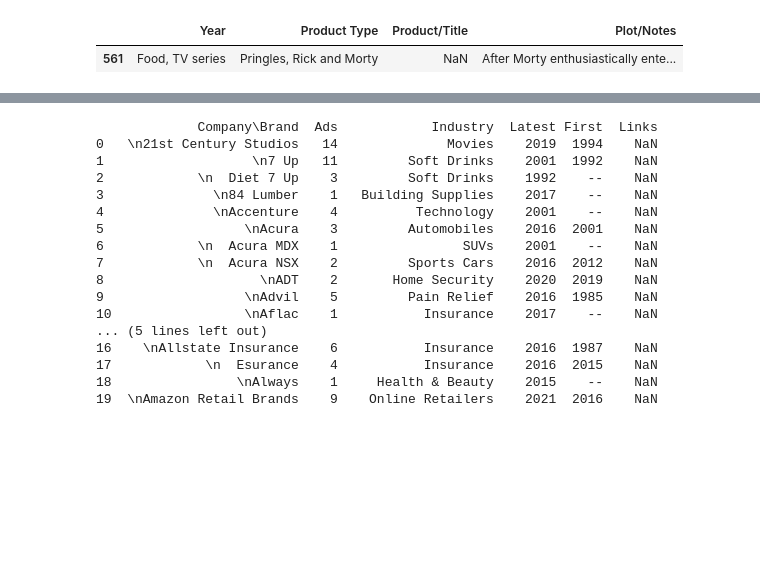
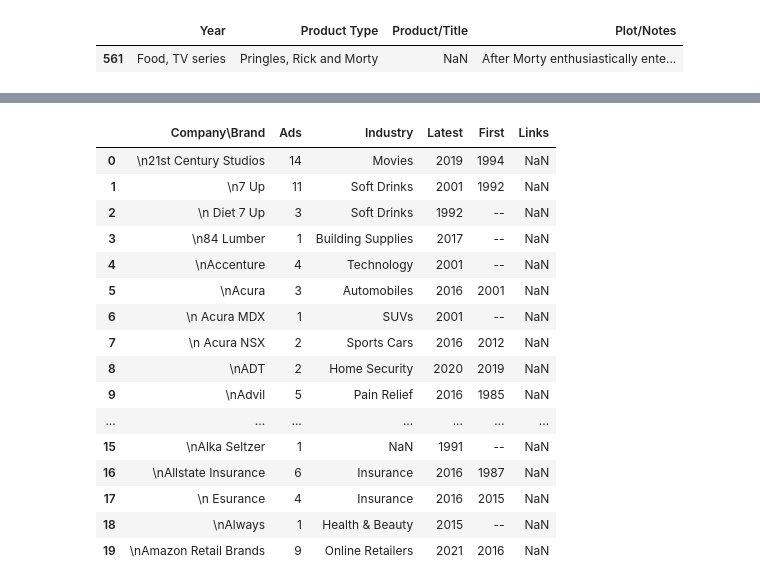
Before and after one commit to mikedshadow/Capstone-2, a Jupyter notebook: Notebooks/Capstone-2-Data-Wrangling.ipynb, the cells around one changed output, grey strips where cells are left out. Drawn from its saved outputs; the diff is of its cells as text; code cells hidden in the pictures; blank space fills up the shorter version.

```diff
--- a/Notebooks/Capstone-2-Data-Wrangling.ipynb
+++ b/Notebooks/Capstone-2-Data-Wrangling.ipynb
@@ -132,22 +547,22 @@ df4.head()
 # %%
 df5 = pd.read_csv('..\\Data\\advertisers.txt', sep='\t', lineterminator='\r')
 # Text file scraped from http://superadsdb.com/advertisers
-print(df5.head(20))
+df5.head(20)
 # %% [output]
-             Company\Brand  Ads            Industry  Latest First  Links
-0   \n21st Century Studios   14              Movies    2019  1994    NaN
-1                   \n7 Up   11         Soft Drinks    2001  1992    NaN
-2            \n  Diet 7 Up    3         Soft Drinks    1992    --    NaN
-3              \n84 Lumber    1   Building Supplies    2017    --    NaN
-4              \nAccenture    4          Technology    2001    --    NaN
-5                  \nAcura    3         Automobiles    2016  2001    NaN
-6            \n  Acura MDX    1                SUVs    2001    --    NaN
-7            \n  Acura NSX    2         Sports Cars    2016  2012    NaN
-8                    \nADT    2       Home Security    2020  2019    NaN
-9                  \nAdvil    5         Pain Relief    2016  1985    NaN
-10                 \nAflac    1           Insurance    2017    --    NaN
-... (5 lines left out)
-16    \nAllstate Insurance    6           Insurance    2016  1987    NaN
-17            \n  Esurance    4           Insurance    2016  2015    NaN
-18                \nAlways    1     Health & Beauty    2015    --    NaN
-19  \nAmazon Retail Brands    9    Online Retailers    2021  2016    NaN
+|  | Company\Brand | Ads | Industry | Latest | First | Links |
+| 0 | \n21st Century Studios | 14 | Movies | 2019 | 1994 | NaN |
+| 1 | \n7 Up | 11 | Soft Drinks | 2001 | 1992 | NaN |
+| 2 | \n Diet 7 Up | 3 | Soft Drinks | 1992 | -- | NaN |
+| 3 | \n84 Lumber | 1 | Building Supplies | 2017 | -- | NaN |
+| 4 | \nAccenture | 4 | Technology | 2001 | -- | NaN |
+| 5 | \nAcura | 3 | Automobiles | 2016 | 2001 | NaN |
+| 6 | \n Acura MDX | 1 | SUVs | 2001 | -- | NaN |
+| 7 | \n Acura NSX | 2 | Sports Cars | 2016 | 2012 | NaN |
+| 8 | \nADT | 2 | Home Security | 2020 | 2019 | NaN |
+| 9 | \nAdvil | 5 | Pain Relief | 2016 | 1985 | NaN |
+| ... | ... | ... | ... | ... | ... | ... |
+| 15 | \nAlka Seltzer | 1 | NaN | 1991 | -- | NaN |
+| 16 | \nAllstate Insurance | 6 | Insurance | 2016 | 1987 | NaN |
+| 17 | \n Esurance | 4 | Insurance | 2016 | 2015 | NaN |
+| 18 | \nAlways | 1 | Health & Beauty | 2015 | -- | NaN |
+| 19 | \nAmazon Retail Brands | 9 | Online Retailers | 2021 | 2016 | NaN |
```
Also changed, not shown: parts of 77 cells of this notebook.
